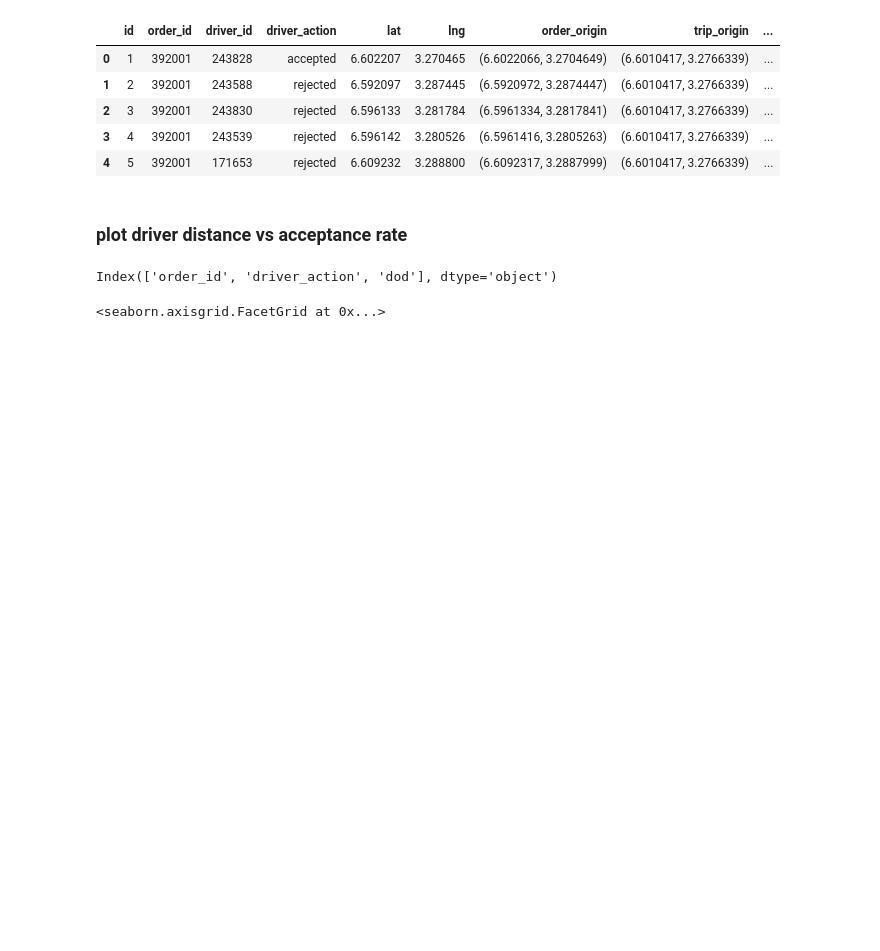
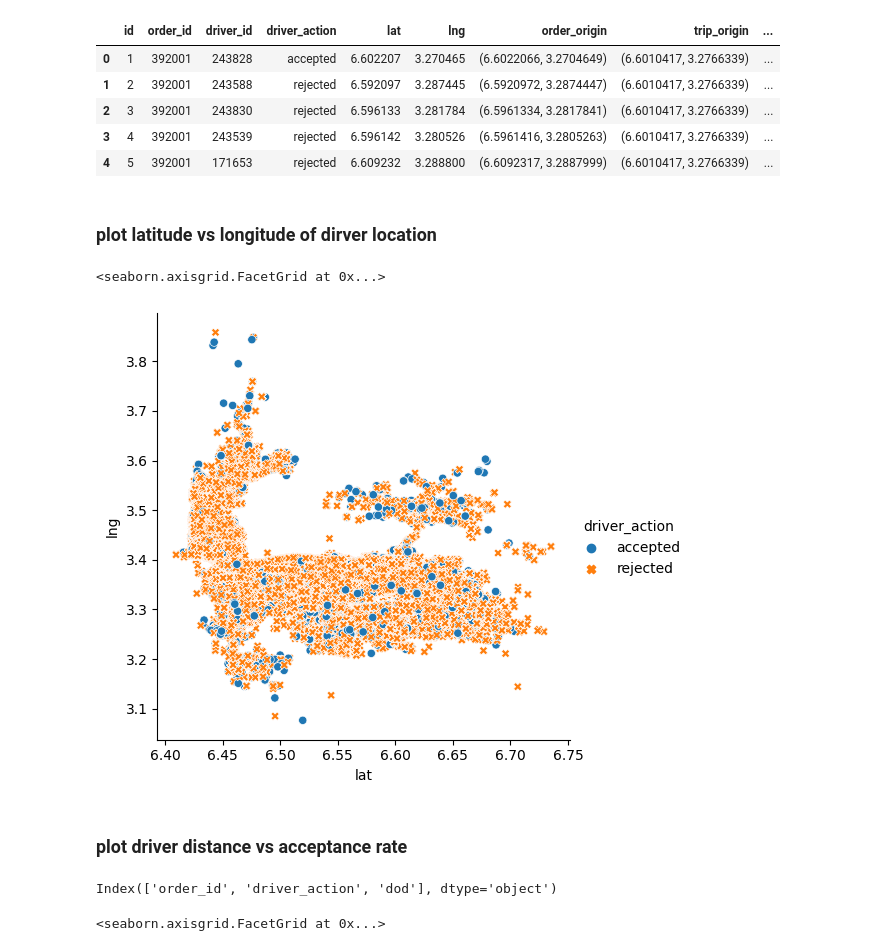
Before and after one commit to degagawolde/delivery-drivers-location-optimisation-with-causal-inference, a Jupyter notebook: notebooks/data_visualization.ipynb, the cells around one changed output. Drawn from its saved outputs; the diff is of its cells as text; code cells hidden in the pictures; blank space fills up the shorter version.

```diff
--- a/notebooks/data_visualization.ipynb
+++ b/notebooks/data_visualization.ipynb
@@ -18,6 +19,16 @@ df.head()
 | 2 | 3 | 392001 | 243830 | rejected | 6.596133 | 3.281784 | (6.5961334, 3.2817841) | (6.6010417, 3.2766339) | ... |
 | 3 | 4 | 392001 | 243539 | rejected | 6.596142 | 3.280526 | (6.5961416, 3.2805263) | (6.6010417, 3.2766339) | ... |
 | 4 | 5 | 392001 | 171653 | rejected | 6.609232 | 3.288800 | (6.6092317, 3.2887999) | (6.6010417, 3.2766339) | ... |
+# %% [markdown]
+### plot latitude vs longitude of dirver location
+# %%
+sns.relplot(
+    data=df,
+    x="lat", y="lng", hue="driver_action", style="driver_action"
+)
+# %% [output]
+<seaborn.axisgrid.FacetGrid at 0x...>
+[figure, added]
 # %% [markdown]
 ### plot driver distance vs acceptance rate
 # %%
```
Also changed, not shown: parts of 9 cells of this notebook, 2 other files.
